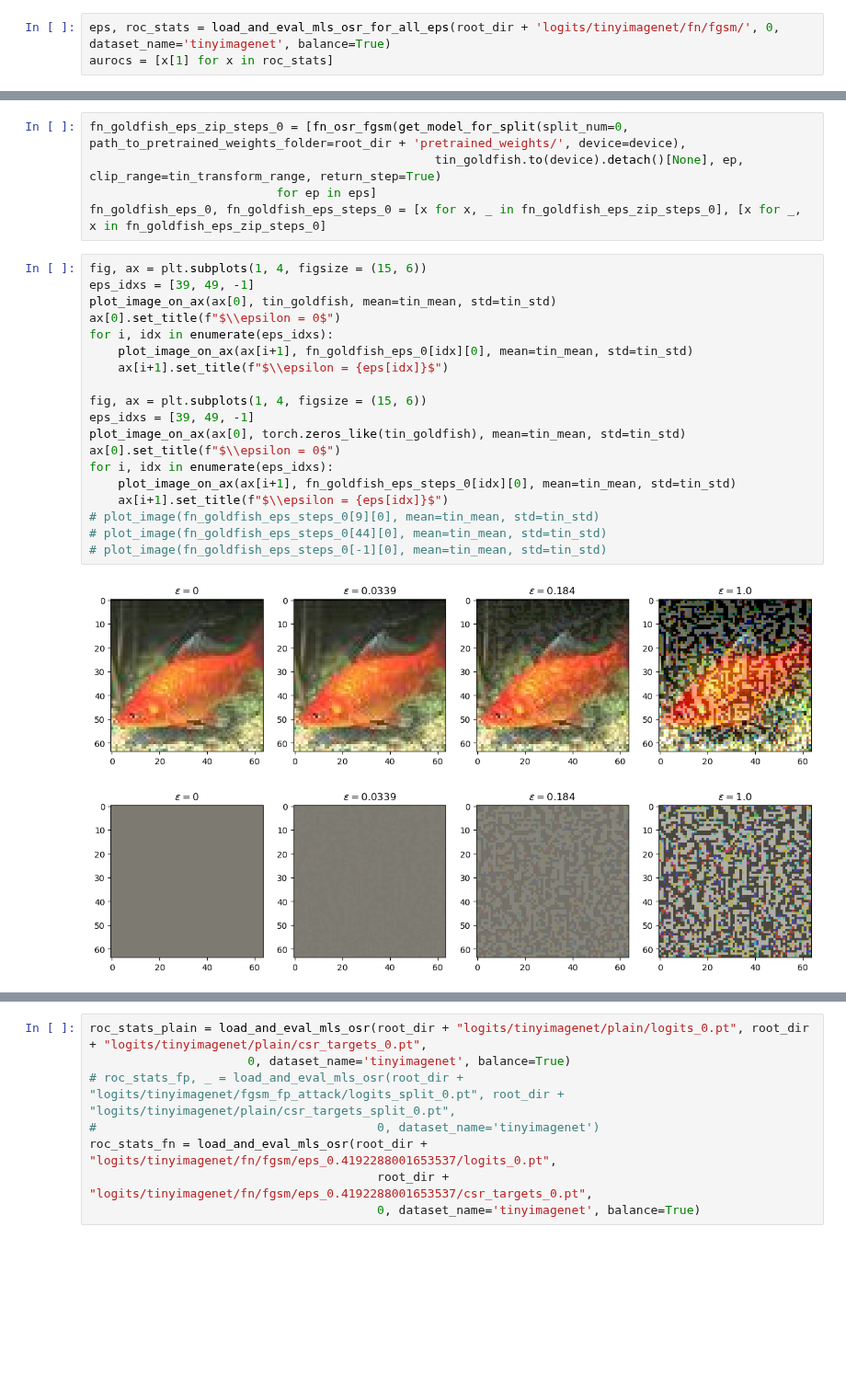
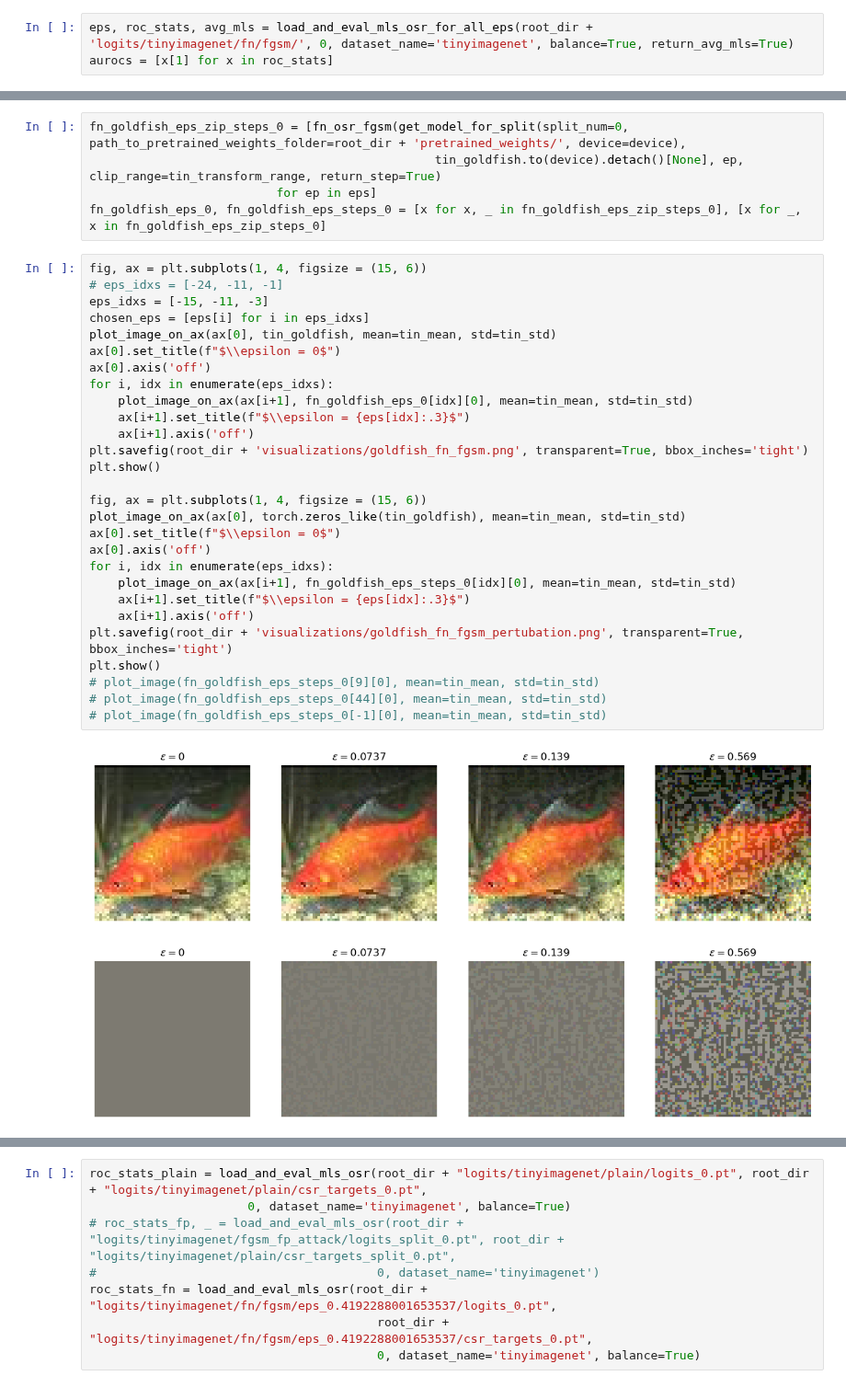
Before and after one commit to krellemand/bachelor_project, a Jupyter notebook: notebooks/visualizing_adv_attacks.ipynb, the cells around one changed output, grey strips where cells are left out. Shown at 92% size. Saved outputs shown, nothing was run; the diff lists cells and outputs as text; blank space fills up the shorter version.

Commit message:
Finished plotting goldfish fn fgsm and eps

```diff
--- a/notebooks/visualizing_adv_attacks.ipynb
+++ b/notebooks/visualizing_adv_attacks.ipynb
@@ -59,5 +56,5 @@ plot_image(tin_goldfish, tin_mean, tin_std)
 # %% [markdown]
 #### FGSM with varying epsilon values
 # %%
-eps, roc_stats = load_and_eval_mls_osr_for_all_eps(root_dir + 'logits/tinyimagenet/fn/fgsm/', 0, dataset_name='tinyimagenet', balance=True)
+eps, roc_stats, avg_mls = load_and_eval_mls_osr_for_all_eps(root_dir + 'logits/tinyimagenet/fn/fgsm/', 0, dataset_name='tinyimagenet', balance=True, return_avg_mls=True)
 aurocs = [x[1] for x in roc_stats]
@@ -87,23 +65,32 @@ fn_goldfish_eps_zip_steps_0 = [fn_osr_fgsm(get_model_for_split(split_num=0, path
 fn_goldfish_eps_0, fn_goldfish_eps_steps_0 = [x for x, _ in fn_goldfish_eps_zip_steps_0], [x for _, x in fn_goldfish_eps_zip_steps_0]
 # %%
 fig, ax = plt.subplots(1, 4, figsize = (15, 6))
-eps_idxs = [39, 49, -1]
+# eps_idxs = [-24, -11, -1]
+eps_idxs = [-15, -11, -3]
+chosen_eps = [eps[i] for i in eps_idxs]
 plot_image_on_ax(ax[0], tin_goldfish, mean=tin_mean, std=tin_std)
 ax[0].set_title(f"$\\epsilon = 0$")
+ax[0].axis('off')
 for i, idx in enumerate(eps_idxs):
     plot_image_on_ax(ax[i+1], fn_goldfish_eps_0[idx][0], mean=tin_mean, std=tin_std)
-    ax[i+1].set_title(f"$\\epsilon = {eps[idx]}$")
+    ax[i+1].set_title(f"$\\epsilon = {eps[idx]:.3}$")
+    ax[i+1].axis('off')
+plt.savefig(root_dir + 'visualizations/goldfish_fn_fgsm.png', transparent=True, bbox_inches='tight')
+plt.show()
 
 fig, ax = plt.subplots(1, 4, figsize = (15, 6))
-eps_idxs = [39, 49, -1]
 plot_image_on_ax(ax[0], torch.zeros_like(tin_goldfish), mean=tin_mean, std=tin_std)
 ax[0].set_title(f"$\\epsilon = 0$")
+ax[0].axis('off')
 for i, idx in enumerate(eps_idxs):
     plot_image_on_ax(ax[i+1], fn_goldfish_eps_steps_0[idx][0], mean=tin_mean, std=tin_std)
-    ax[i+1].set_title(f"$\\epsilon = {eps[idx]}$")
+    ax[i+1].set_title(f"$\\epsilon = {eps[idx]:.3}$")
+    ax[i+1].axis('off')
+plt.savefig(root_dir + 'visualizations/goldfish_fn_fgsm_pertubation.png', transparent=True, bbox_inches='tight')
+plt.show()
 # plot_image(fn_goldfish_eps_steps_0[9][0], mean=tin_mean, std=tin_std)
 # plot_image(fn_goldfish_eps_steps_0[44][0], mean=tin_mean, std=tin_std)
 # plot_image(fn_goldfish_eps_steps_0[-1][0], mean=tin_mean, std=tin_std)
 # %% [output]
-[figure, old version]
+[figure, new version]
-[figure, old version]
+[figure, new version]
```
Also changed, not shown: parts of 5 cells of this notebook, 5 other files.
